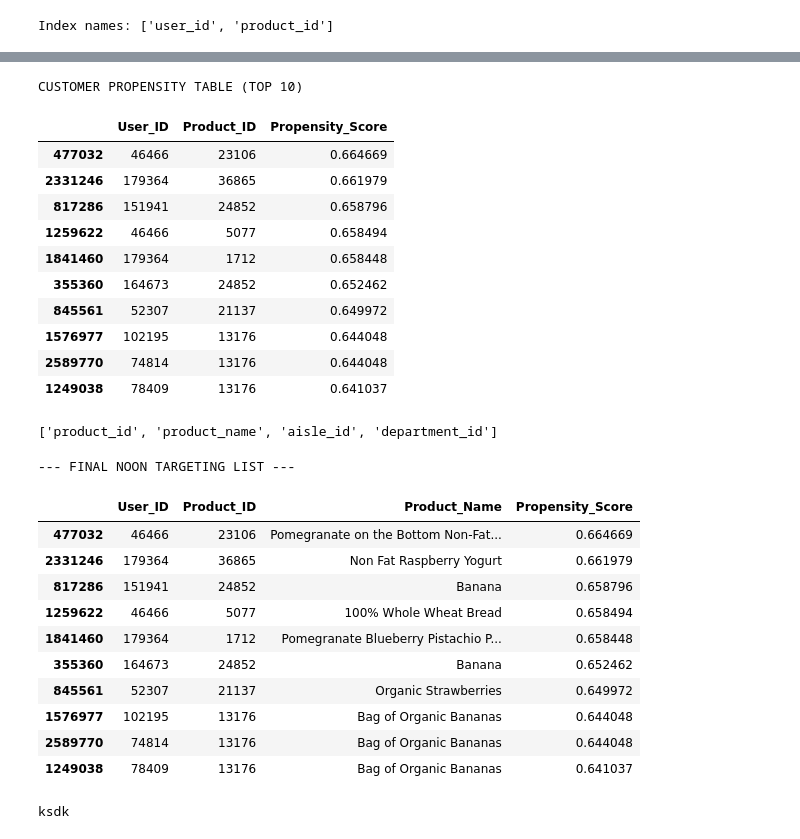
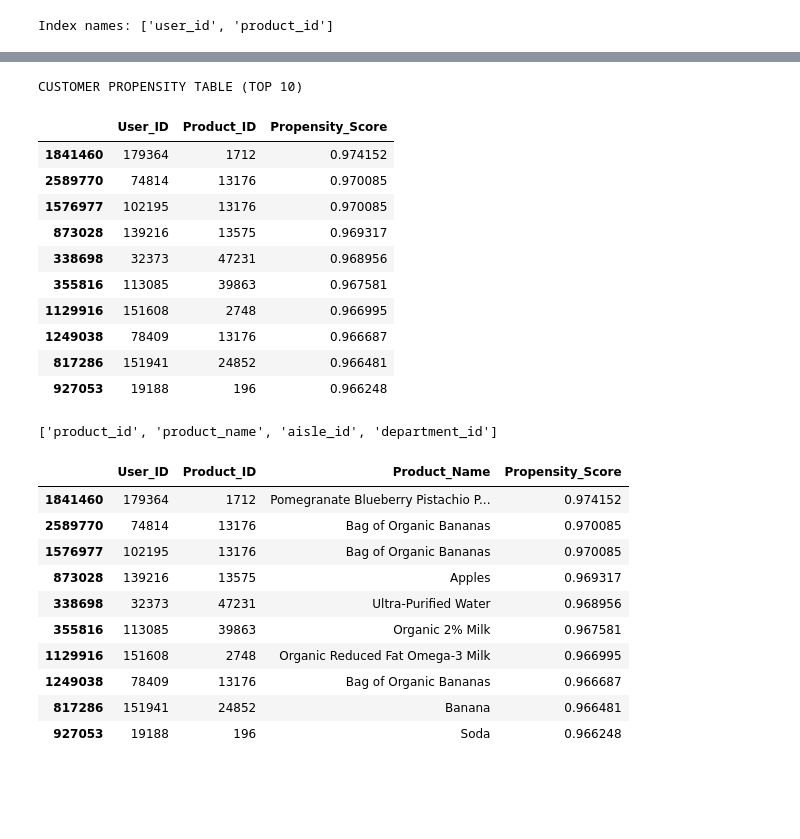
Before and after one commit to Ruchika-01/Instacart-Market-Basket-Analysis-and-prediction-using-XGboost, a Jupyter notebook: Instacart-Market-Basket-Analysis-and-prediction-using-XGboost.ipynb, the cells around one changed output, grey strips where cells are left out. Cells and saved outputs as stored; diff of their text form; code cells hidden in the pictures; blank space fills up the shorter version.

```diff
--- a/Instacart-Market-Basket-Analysis-and-prediction-using-XGboost.ipynb
+++ b/Instacart-Market-Basket-Analysis-and-prediction-using-XGboost.ipynb
@@ -652,7 +652,7 @@ X_test.head()
 
 
 
-propensity_scores = model.predict_proba(X_test)[:, 1]
+propensity_scores = model2.predict_proba(X_test)[:, 1]
 
 
 # X_test.index() is a multi index df so we want only user id from that columns
@@ -673,20 +673,21 @@ results = pd.DataFrame({
 results_sorted = results.sort_values(by='Propensity_Score', ascending=False)
 
 print("CUSTOMER PROPENSITY TABLE (TOP 10)")
+
 display(results_sorted.head(10))
 # %% [output]
 CUSTOMER PROPENSITY TABLE (TOP 10)
 |  | User_ID | Product_ID | Propensity_Score |
-| 477032 | 46466 | 23106 | 0.664669 |
-| 2331246 | 179364 | 36865 | 0.661979 |
-| 817286 | 151941 | 24852 | 0.658796 |
-| 1259622 | 46466 | 5077 | 0.658494 |
-| 1841460 | 179364 | 1712 | 0.658448 |
-| 355360 | 164673 | 24852 | 0.652462 |
-| 845561 | 52307 | 21137 | 0.649972 |
-| 1576977 | 102195 | 13176 | 0.644048 |
-| 2589770 | 74814 | 13176 | 0.644048 |
-| 1249038 | 78409 | 13176 | 0.641037 |
+| 1841460 | 179364 | 1712 | 0.974152 |
+| 2589770 | 74814 | 13176 | 0.970085 |
+| 1576977 | 102195 | 13176 | 0.970085 |
+| 873028 | 139216 | 13575 | 0.969317 |
+| 338698 | 32373 | 47231 | 0.968956 |
+| 355816 | 113085 | 39863 | 0.967581 |
+| 1129916 | 151608 | 2748 | 0.966995 |
+| 1249038 | 78409 | 13176 | 0.966687 |
+| 817286 | 151941 | 24852 | 0.966481 |
+| 927053 | 19188 | 196 | 0.966248 |
 # %%
 final_results = pd.merge(
     results_sorted,
@@ -700,31 +701,24 @@ print(products.columns.tolist())
 # %% [output]
 ['product_id', 'product_name', 'aisle_id', 'department_id']
 # %%
-products['product_id'] = products['product_id'].astype(int)
-results_sorted['Product_ID'] = results_sorted['Product_ID'].astype(int)
-
+# Create a "dictionary" that links ID -> Name
 product_dict = dict(zip(products['product_id'], products['product_name']))
 
+# Use .map() to instantly add the names to your results (Like a VLOOKUP)
 results_sorted['Product_Name'] = results_sorted['Product_ID'].map(product_dict)
 
+# Reorder and view
 final_table = results_sorted[['User_ID', 'Product_ID', 'Product_Name', 'Propensity_Score']]
-
-print("--- FINAL NOON TARGETING LIST ---")
 display(final_table.head(10))
 # %% [output]
---- FINAL NOON TARGETING LIST ---
 |  | User_ID | Product_ID | Product_Name | Propensity_Score |
-| 477032 | 46466 | 23106 | Pomegranate on the Bottom Non-Fat... | 0.664669 |
-| 2331246 | 179364 | 36865 | Non Fat Raspberry Yogurt | 0.661979 |
-| 817286 | 151941 | 24852 | Banana | 0.658796 |
-| 1259622 | 46466 | 5077 | 100% Whole Wheat Bread | 0.658494 |
-| 1841460 | 179364 | 1712 | Pomegranate Blueberry Pistachio P... | 0.658448 |
-| 355360 | 164673 | 24852 | Banana | 0.652462 |
-| 845561 | 52307 | 21137 | Organic Strawberries | 0.649972 |
-| 1576977 | 102195 | 13176 | Bag of Organic Bananas | 0.644048 |
-| 2589770 | 74814 | 13176 | Bag of Organic Bananas | 0.644048 |
-| 1249038 | 78409 | 13176 | Bag of Organic Bananas | 0.641037 |
+| 1841460 | 179364 | 1712 | Pomegranate Blueberry Pistachio P... | 0.974152 |
+| 2589770 | 74814 | 13176 | Bag of Organic Bananas | 0.970085 |
+| 1576977 | 102195 | 13176 | Bag of Organic Bananas | 0.970085 |
+| 873028 | 139216 | 13575 | Apples | 0.969317 |
+| 338698 | 32373 | 47231 | Ultra-Purified Water | 0.968956 |
+| 355816 | 113085 | 39863 | Organic 2% Milk | 0.967581 |
+| 1129916 | 151608 | 2748 | Organic Reduced Fat Omega-3 Milk | 0.966995 |
+| 1249038 | 78409 | 13176 | Bag of Organic Bananas | 0.966687 |
+| 817286 | 151941 | 24852 | Banana | 0.966481 |
+| 927053 | 19188 | 196 | Soda | 0.966248 |
-# %%
-print("ksdk")
-# %% [output]
-ksdk
```
Also changed, not shown: parts of 1 cell of this notebook.
